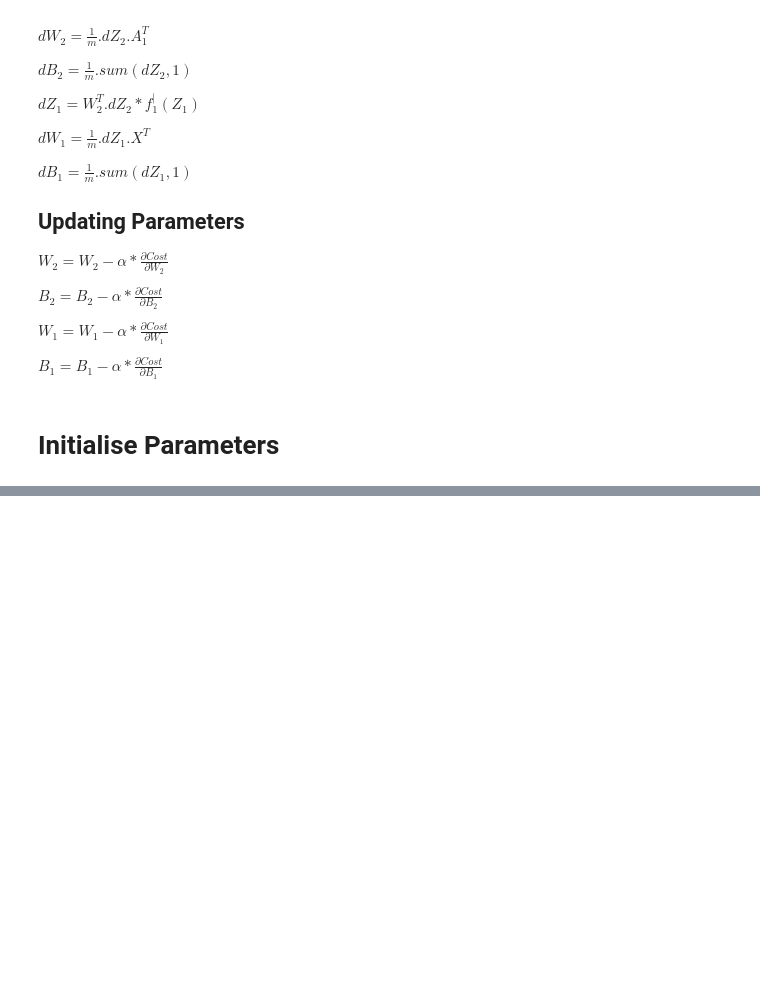
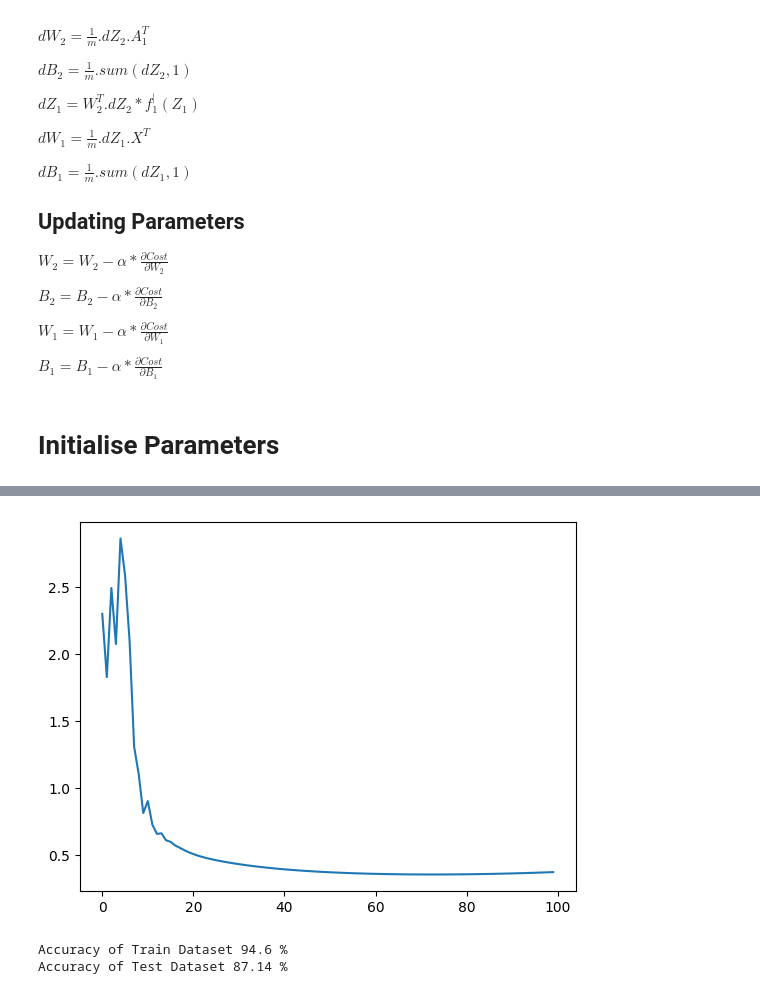
Before and after one commit to ThapaVinay/Handwritten_Digit_Recognition, a Jupyter notebook: Handwritten_Digit_Recognition_.ipynb, the cells around one changed output, grey strips where cells are left out. Cells and saved outputs as stored; diff of their text form; code cells hidden in the pictures; blank space fills up the shorter version.

```diff
--- a/Handwritten_Digit_Recognition_.ipynb
+++ b/Handwritten_Digit_Recognition_.ipynb
@@ -128,0 +152,9 @@ def initialse_parameters(n_x, n_h, n_y):
+# %%
+def cost_function(a2, y):
+  m = y.shape[1]
+
+  cost = -(1/m)*np.sum(y*np.log(a2))
+
+  # cost = -(1/m)*np.sum(np.sum(y*np.log(a2,0), 1))
+
+  return cost
@@ -128,0 +220,31 @@ def initialse_parameters(n_x, n_h, n_y):
+# %%
+def model(x, y, n_h, learning_rate, iterations):
+
+    n_x = x.shape[0]
+    n_y = y.shape[0]
+
+    cost_list = []
+
+    parameters = initialize_parameters(n_x, n_h, n_y)
+
+    for i in range(iterations):
+
+        forward_cache = forward_propagation(x, parameters)
+
+        cost = cost_function(forward_cache['a2'], y)
+
+        gradients = backward_prop(x, y, parameters, forward_cache)
+
+        parameters = update_parameters(parameters, gradients, learning_rate)
+
+        cost_list.append(cost)
+
+        if(i%(iterations/10) == 0):
+            print("Cost after", i, "iterations is :", cost)
+
+    return parameters, cost_list
+# %%
+iterations = 100
+n_h = 1000
+learning_rate = 0.03
+Parameters, Cost_list = model(X_train, Y_train, n_h = n_h, learning_rate = learning_rate, iterations = iterations)
@@ -128,0 +262,6 @@ def initialse_parameters(n_x, n_h, n_y):
+# %%
+t = np.arange(0, iterations)
+plt.plot(t, Cost_list)
+plt.show()
+# %% [output]
+[figure, added]
@@ -128,0 +280,6 @@ def initialse_parameters(n_x, n_h, n_y):
+# %%
+print("Accuracy of Train Dataset", accuracy(X_train, Y_train, Parameters), "%")
+print("Accuracy of Test Dataset", round(accuracy(X_test, Y_test, Parameters), 2), "%")
+# %% [output]
+Accuracy of Train Dataset 94.6 %
+Accuracy of Test Dataset 87.14 %
```
Also changed, not shown: parts of 14 cells of this notebook.
